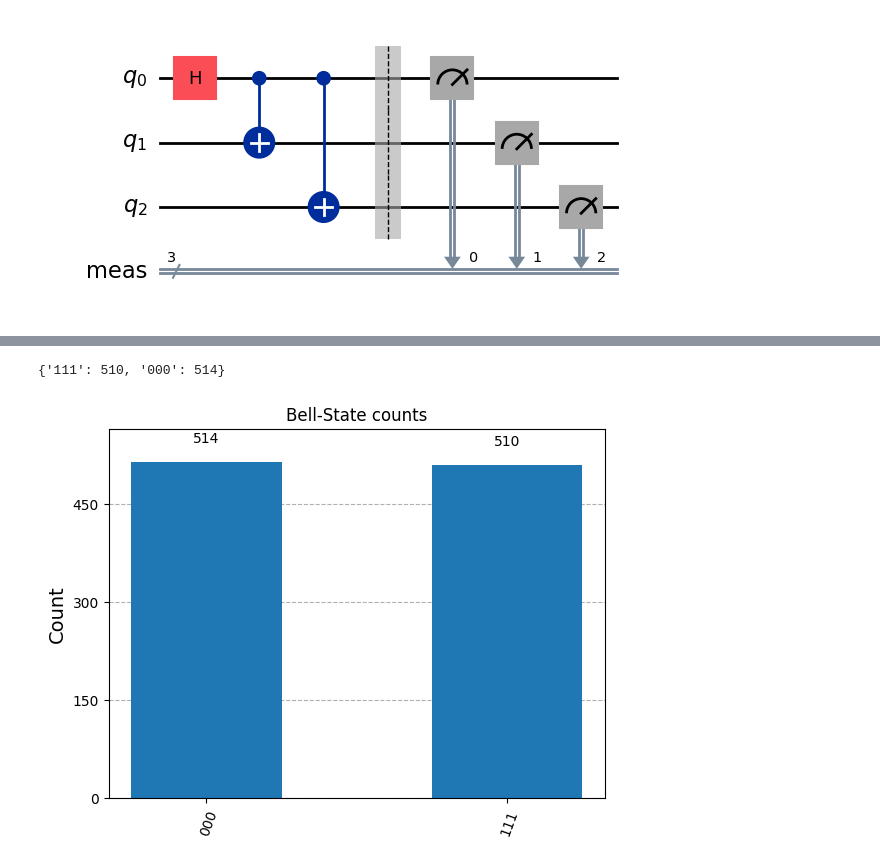
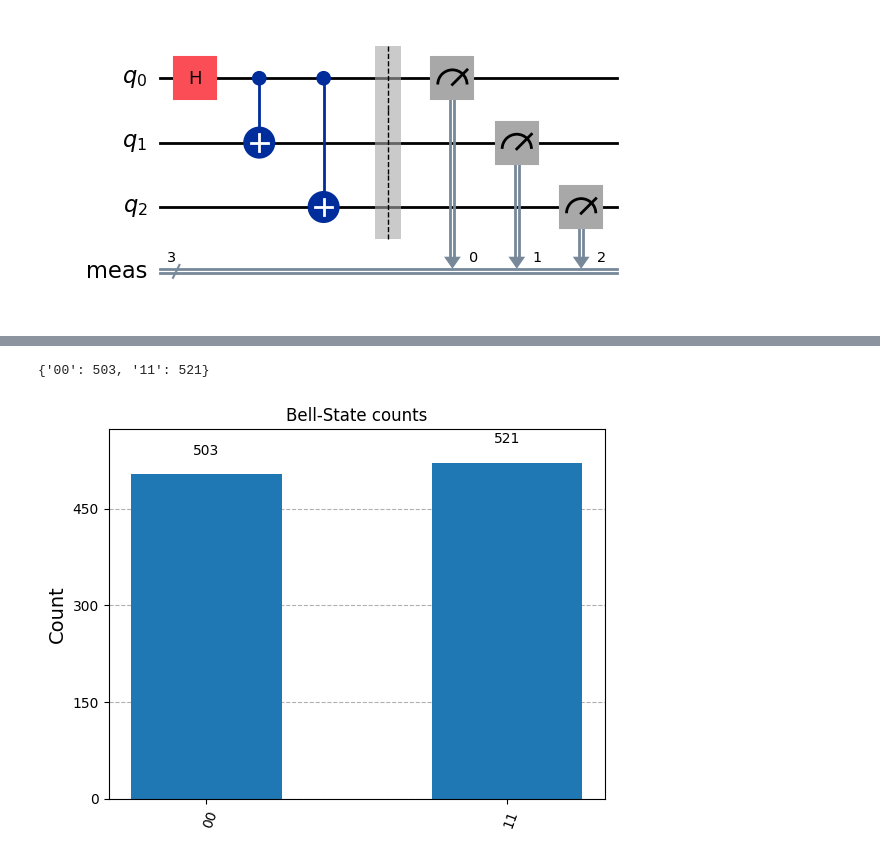
Before and after one commit to MagePro310/Quantum_Simulation_Scheduling_ver1, a Jupyter notebook: fake_provider.ipynb, the cells around one changed output, grey strips where cells are left out. Cells and saved outputs as stored; diff of their text form; code cells hidden in the pictures.

```diff
--- a/fake_provider.ipynb
+++ b/fake_provider.ipynb
@@ -52,6 +52,7 @@ print(circuitA.data)
 print(type(circuitA))
 print(type(circuit))
 circuitA.draw("mpl")
+circuitA.measure_all()
 # %% [output]
 Instruction(name='h', num_qubits=1, num_clbits=0, params=[])
 Instruction(name='cx', num_qubits=2, num_clbits=0, params=[])
@@ -86,12 +86,12 @@ transpiled_circuit_ideal.draw('mpl', style="iqp")
 # %%
 # Run and get counts
-result = simulator.run(circuit).result()
-counts2 = result.get_counts(circuit)
+result = simulator.run(circuitA).result()
+counts2 = result.get_counts(circuitA)
 print(counts2)
 plot_histogram(counts2, title='Bell-State counts')
 # %% [output]
-{'111': 510, '000': 514}
+{'00': 503, '11': 521}
-[figure, old version]
+[figure, new version]
 # %%
 import qiskit
 from qiskit_aer.primitives import SamplerV2
```
Also changed, not shown: parts of 9 cells of this notebook, 14 other files.
